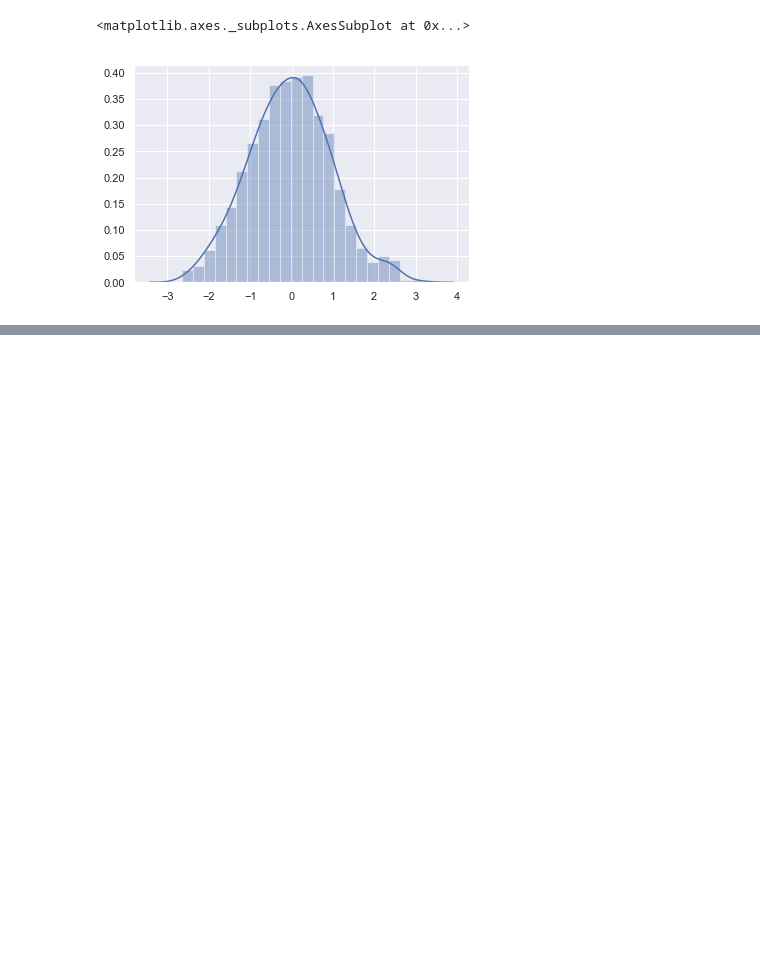
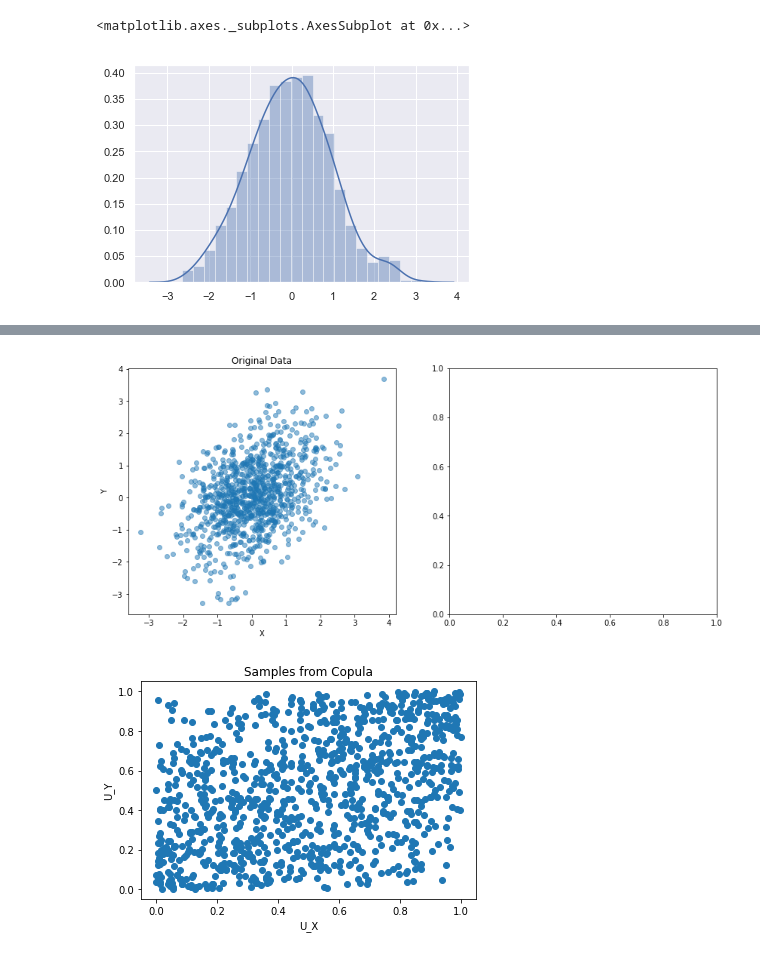
Before and after one commit to sleepper/investmentstrategies, a Jupyter notebook: Step by Step API.ipynb, the cells around one changed output, grey strips where cells are left out. Cells and saved outputs as stored; diff of their text form; code cells hidden in the pictures; blank space fills up the shorter version.

```diff
--- a/Step by Step API.ipynb
+++ b/Step by Step API.ipynb
@@ -106,0 +184,56 @@ AttributeError: 'DataFrame' object has no attribute 'to_numpy'
+# %%
+# Step 1: Import necessary libraries
+import numpy as np
+import pandas as pd
+import matplotlib.pyplot as plt
+import seaborn as sns
+from scipy.stats import norm, kendalltau, spearmanr, rankdata
+from statsmodels.distributions.empirical_distribution import ECDF
+from copulas.multivariate import GaussianMultivariate
+from copulas.visualization import scatter_2d
+
+# Step 2: Generate or load data
+# For example, let's create synthetic data with a known dependence structure
+np.random.seed(42)
+n_samples = 1000
+
+# Generate data from two correlated normal distributions
+data_x = np.random.normal(0, 1, n_samples)
+data_y = 0.5 * data_x + np.random.normal(0, 1, n_samples)
+
+data = pd.DataFrame({'X': data_x, 'Y': data_y})
+
+# Step 3: Transform marginals to uniform using empirical CDF
+ecdf_x = ECDF(data['X'])
+ecdf_y = ECDF(data['Y'])
+
+u_x = ecdf_x(data['X'])
+u_y = ecdf_y(data['Y'])
+
+u_data = pd.DataFrame({'U_X': u_x, 'U_Y': u_y})
+
+# Step 4: Fit a Gaussian copula to the transformed data
+copula = GaussianMultivariate()
+copula.fit(u_data)
+
+# Step 5: Generate samples from the fitted copula
+copula_samples = copula.sample(n_samples)
+
+# Step 6: Visualize the results
+plt.figure(figsize=(14, 6))
+
+# Original data
+plt.subplot(1, 2, 1)
+plt.scatter(data['X'], data['Y'], alpha=0.5)
+plt.title('Original Data')
+plt.xlabel('X')
+plt.ylabel('Y')
+
+# Samples from copula
+plt.subplot(1, 2, 2)
+scatter_2d(copula_samples, title='Samples from Copula')
+
+plt.show()
+# %% [output]
+[figure, added]
+[figure, added]
```
Also changed, not shown: parts of 5 cells of this notebook, 2 other files.
